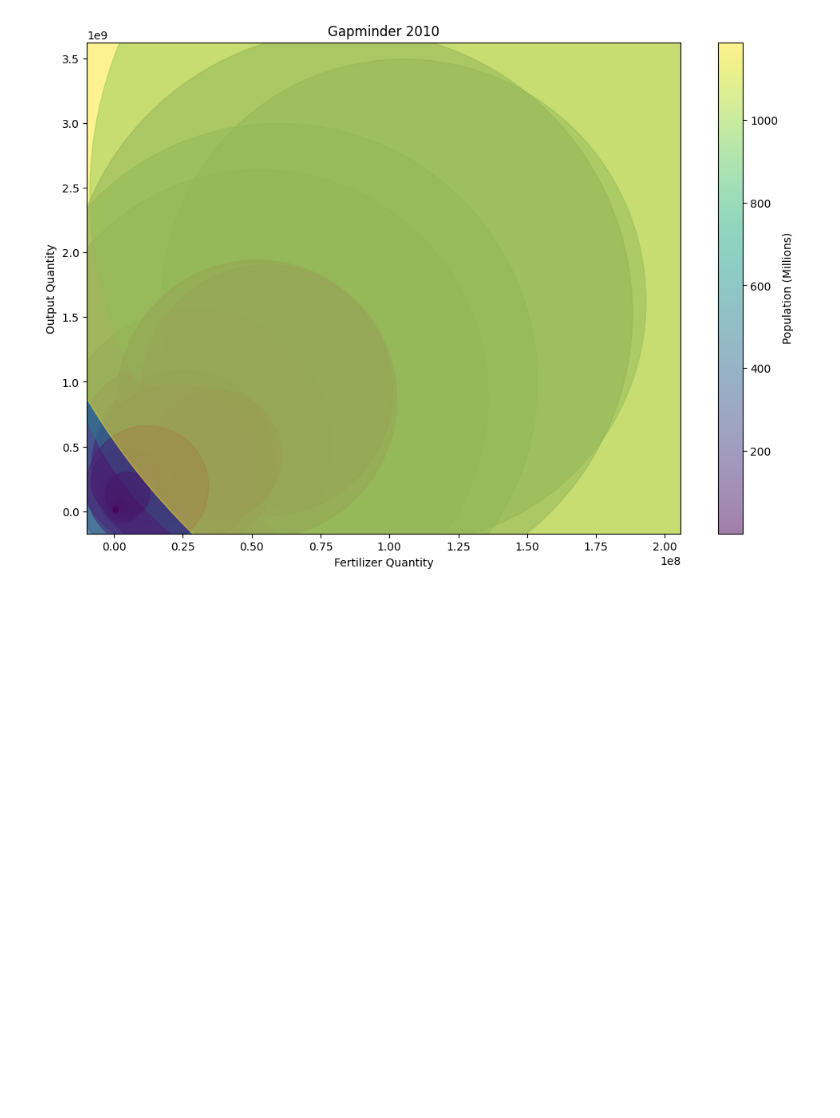
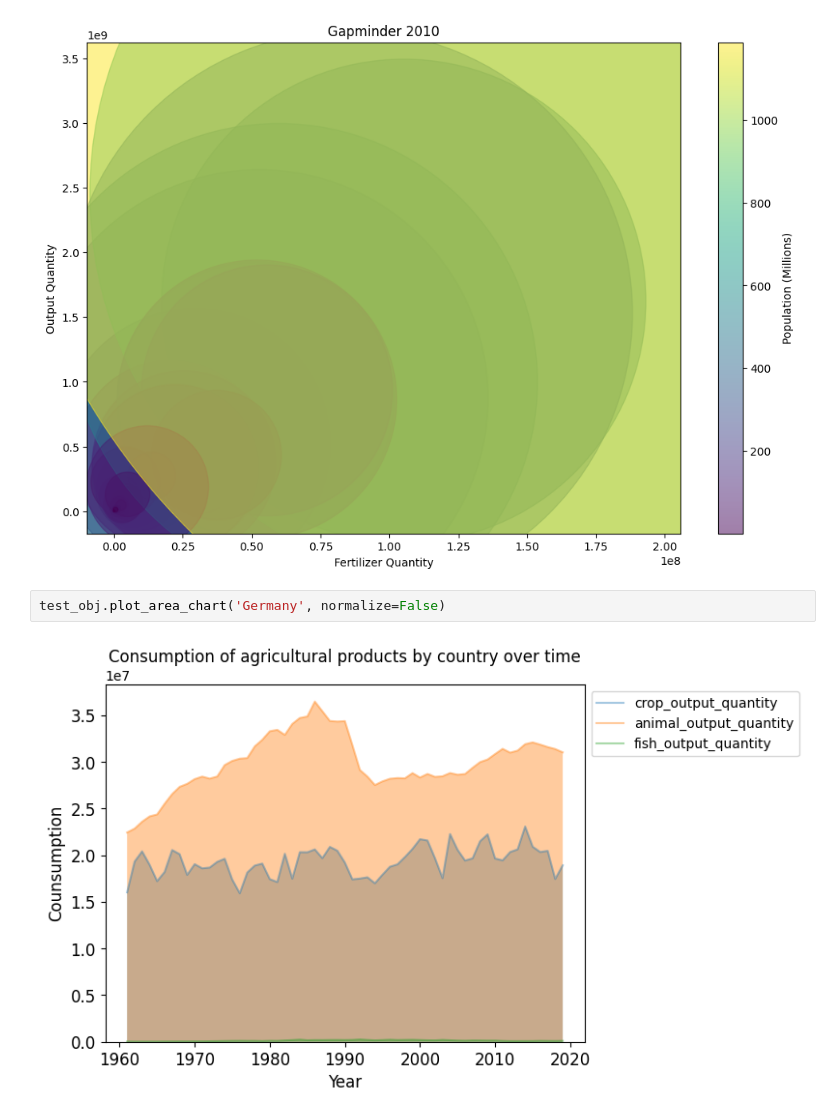
Before and after one commit to carlkrg/AP-Agros-Uni-Project, a Jupyter notebook: Testing/testing_notebook.ipynb, the cells around one changed output. Cells and saved outputs as stored; diff of their text form; blank space fills up the shorter version.

```diff
--- a/Testing/testing_notebook.ipynb
+++ b/Testing/testing_notebook.ipynb
@@ -170,3 +170,7 @@ plt.colorbar(label='Population (Millions)')
 plt.show()
 # %% [output]
 [figure]
+# %%
+test_obj.plot_area_chart('Germany', normalize=False)
+# %% [output]
+[figure, added]
```
Also changed, not shown: parts of 2 cells of this notebook, 1 other file.
